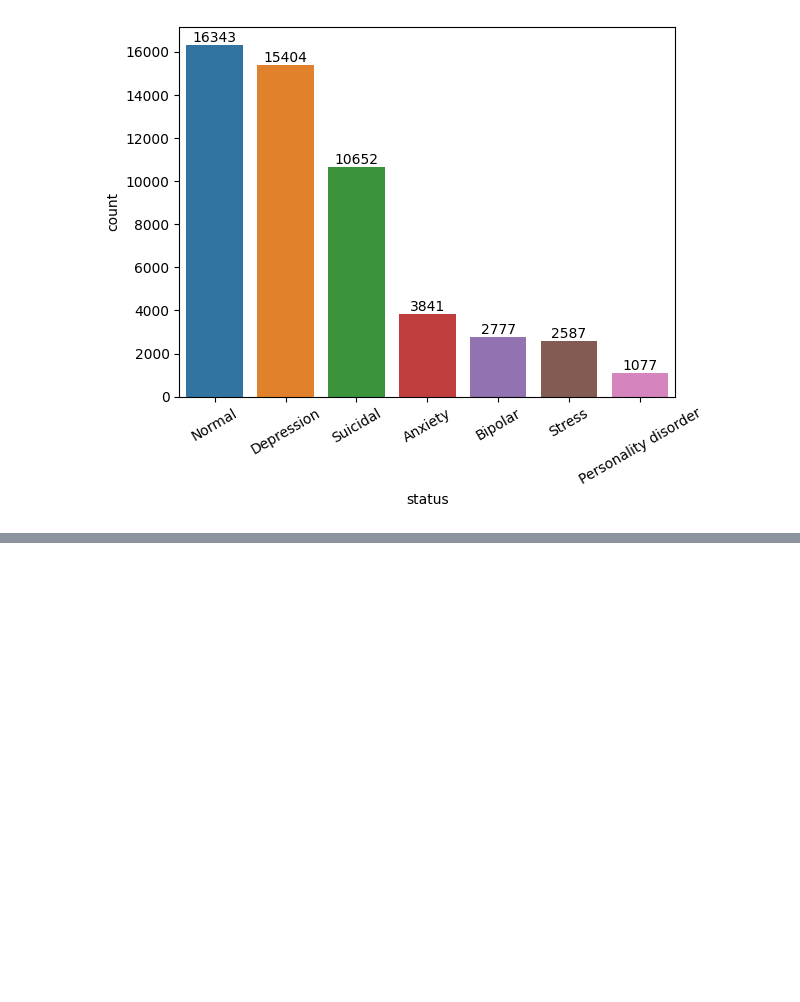
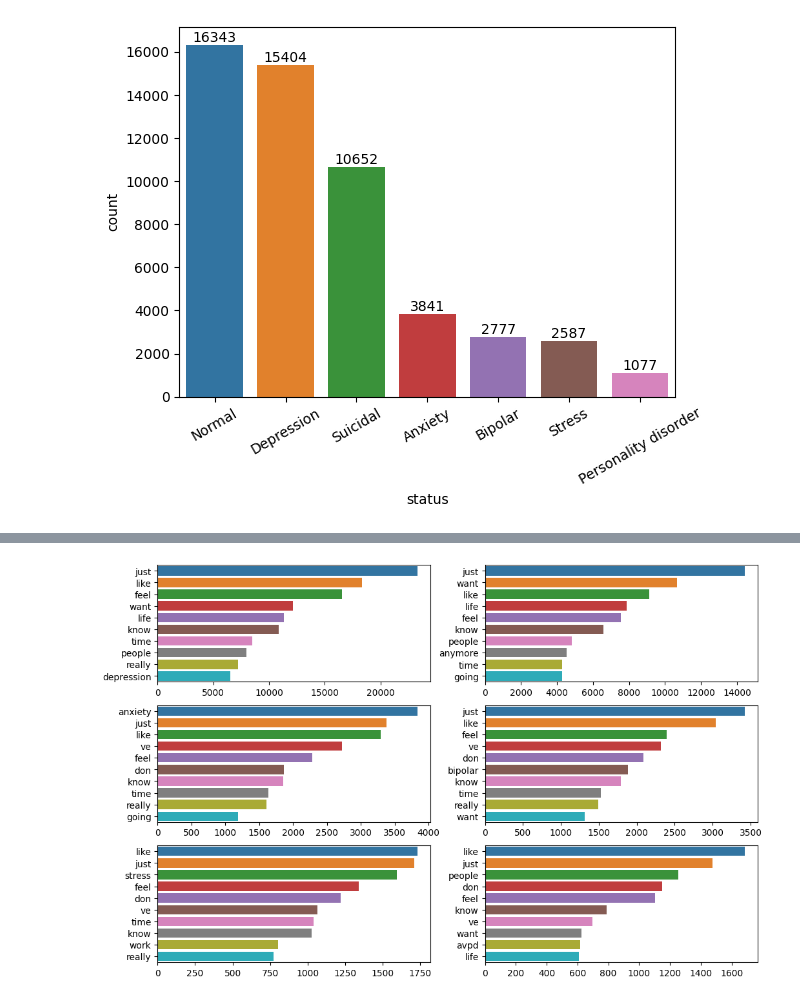
Before and after one commit to mherna72/kaggle_projects, a Jupyter notebook: mental-health-sentiment.ipynb, the cells around one changed output, grey strips where cells are left out. Cells and saved outputs as stored; diff of their text form; code cells hidden in the pictures; blank space fills up the shorter version.

```diff
--- a/mental-health-sentiment.ipynb
+++ b/mental-health-sentiment.ipynb
@@ -85,0 +145,4 @@ plt.xticks(rotation=30)
+# %%
+display_topn_words(dframe=mental_frame,statuses=statuses)
+# %% [output]
+[figure, added]
```
Also changed, not shown: parts of 9 cells of this notebook.
